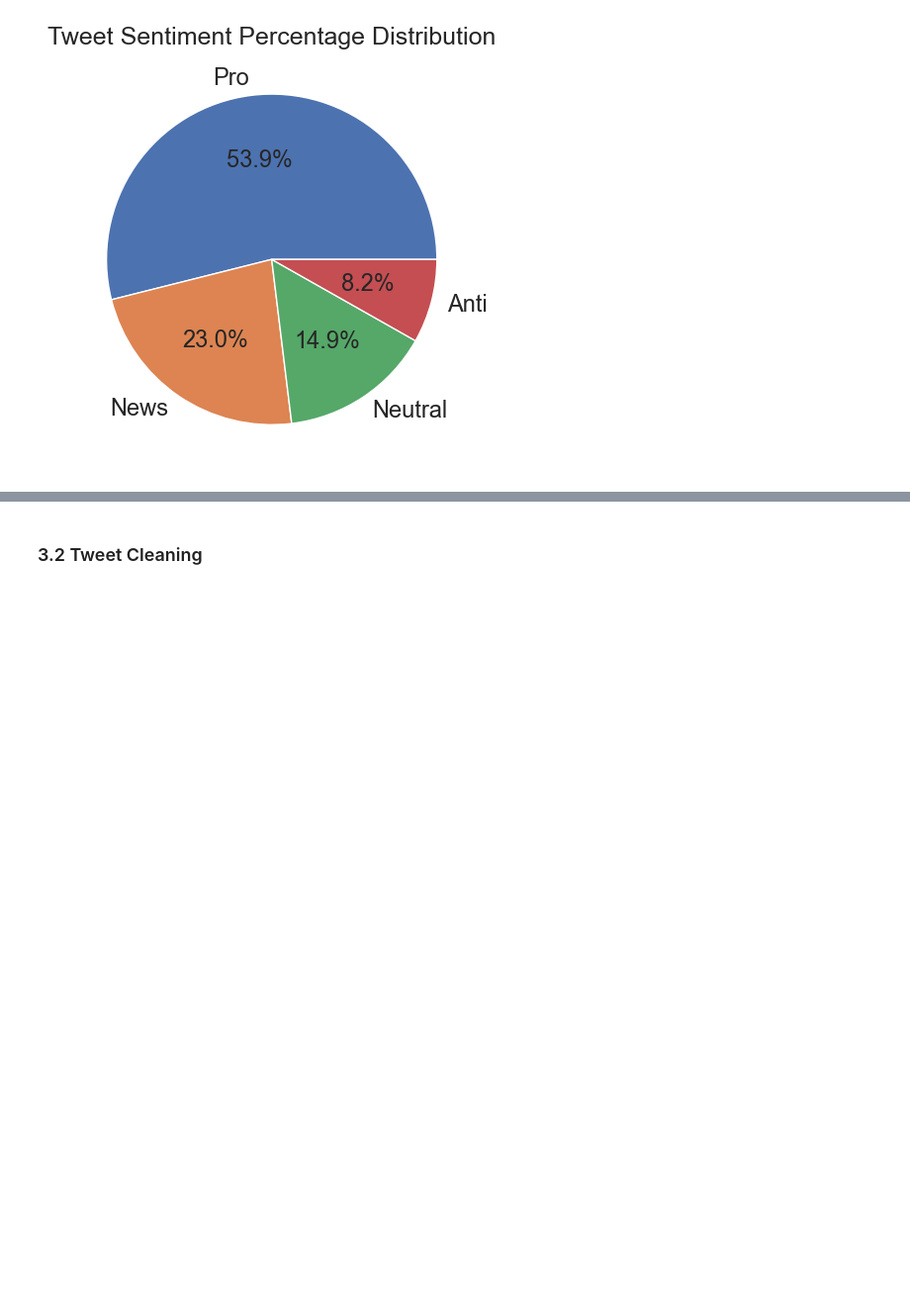
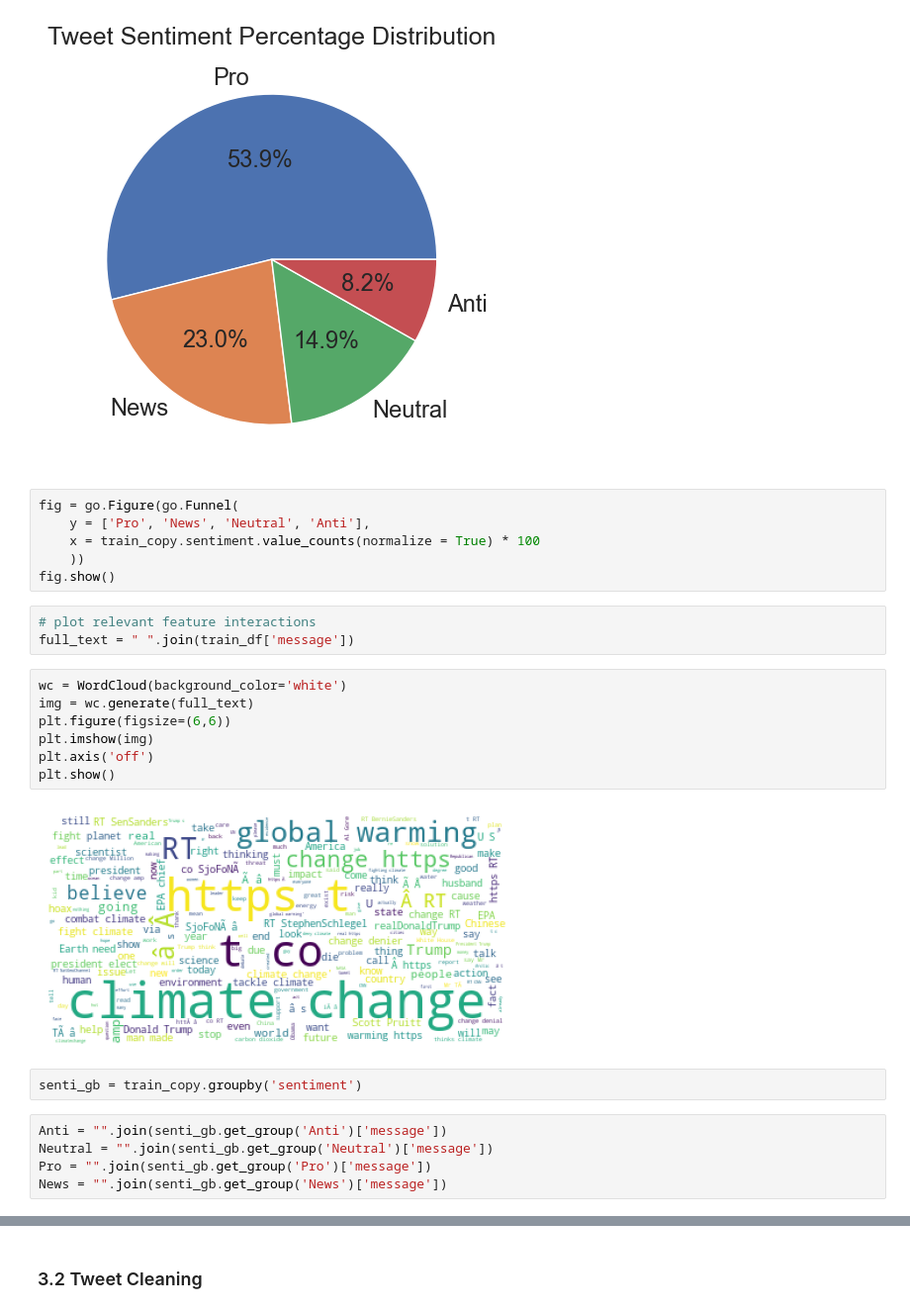
Before and after one commit to ObengKojo23/2207ACDS_TEAM_CW2, a Jupyter notebook: notebooks/twitter_sentiment_classification_notebook.ipynb, the cells around one changed output, grey strips where cells are left out. Shown at 99% size. Drawn from its saved outputs; the diff is of its cells as text; blank space fills up the shorter version.

```diff
--- a/notebooks/twitter_sentiment_classification_notebook.ipynb
+++ b/notebooks/twitter_sentiment_classification_notebook.ipynb
@@ -270,3 +274,28 @@ plt.tight_layout()
 plt.show()
 # %% [output]
 [figure]
+# %%
+fig = go.Figure(go.Funnel(
+    y = ['Pro', 'News', 'Neutral', 'Anti'],
+    x = train_copy.sentiment.value_counts(normalize = True) * 100
+    ))
+fig.show()
+# %%
+# plot relevant feature interactions
+full_text = " ".join(train_df['message'])
+# %%
+wc = WordCloud(background_color='white')
+img = wc.generate(full_text)
+plt.figure(figsize=(6,6))
+plt.imshow(img)
+plt.axis('off')
+plt.show()
+# %% [output]
+[figure, added]
+# %%
+senti_gb = train_copy.groupby('sentiment')
+# %%
+Anti = "".join(senti_gb.get_group('Anti')['message'])
+Neutral = "".join(senti_gb.get_group('Neutral')['message'])
+Pro = "".join(senti_gb.get_group('Pro')['message'])
+News = "".join(senti_gb.get_group('News')['message'])
```
Also changed, not shown: parts of 7 cells of this notebook.
